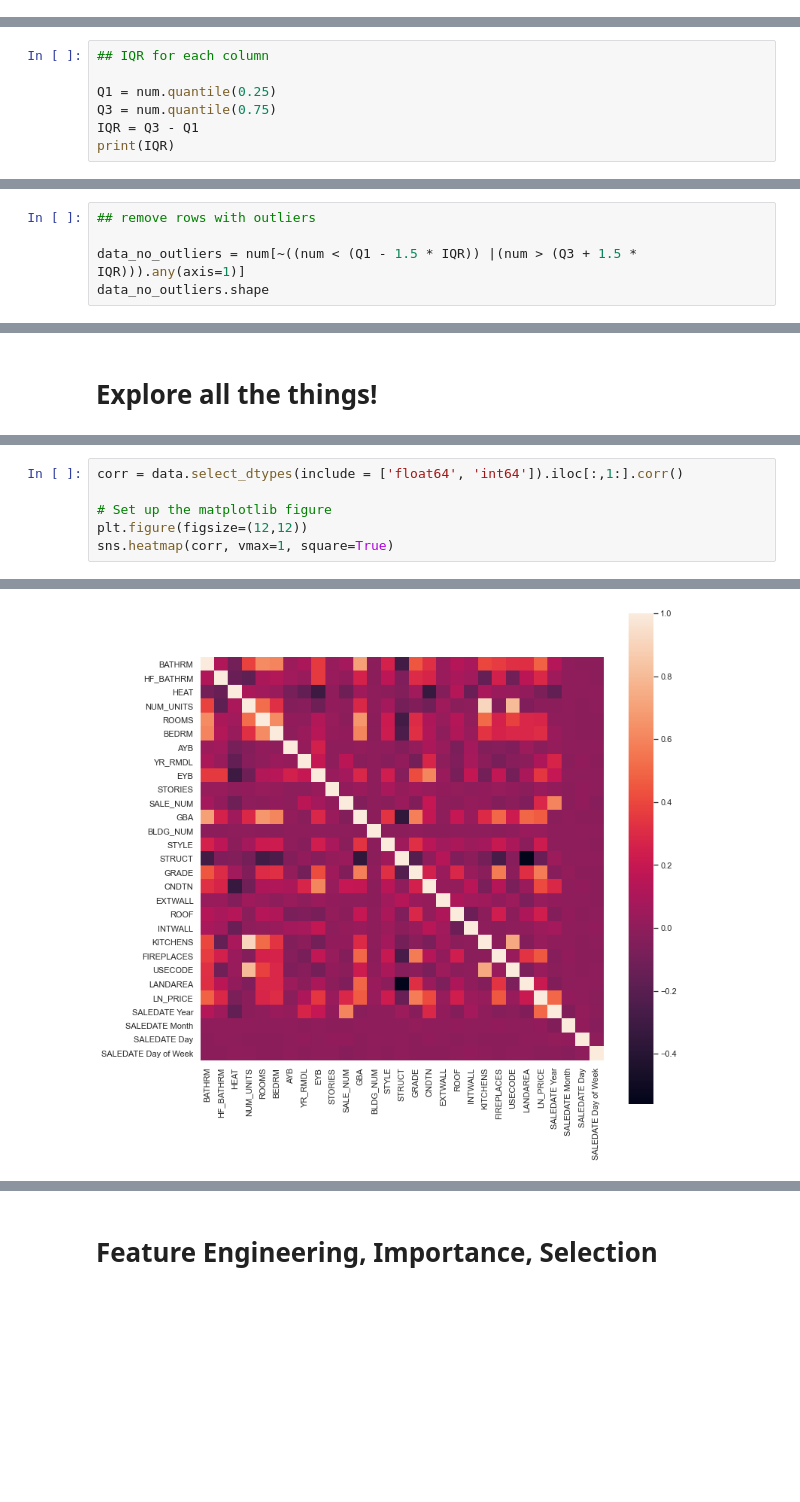
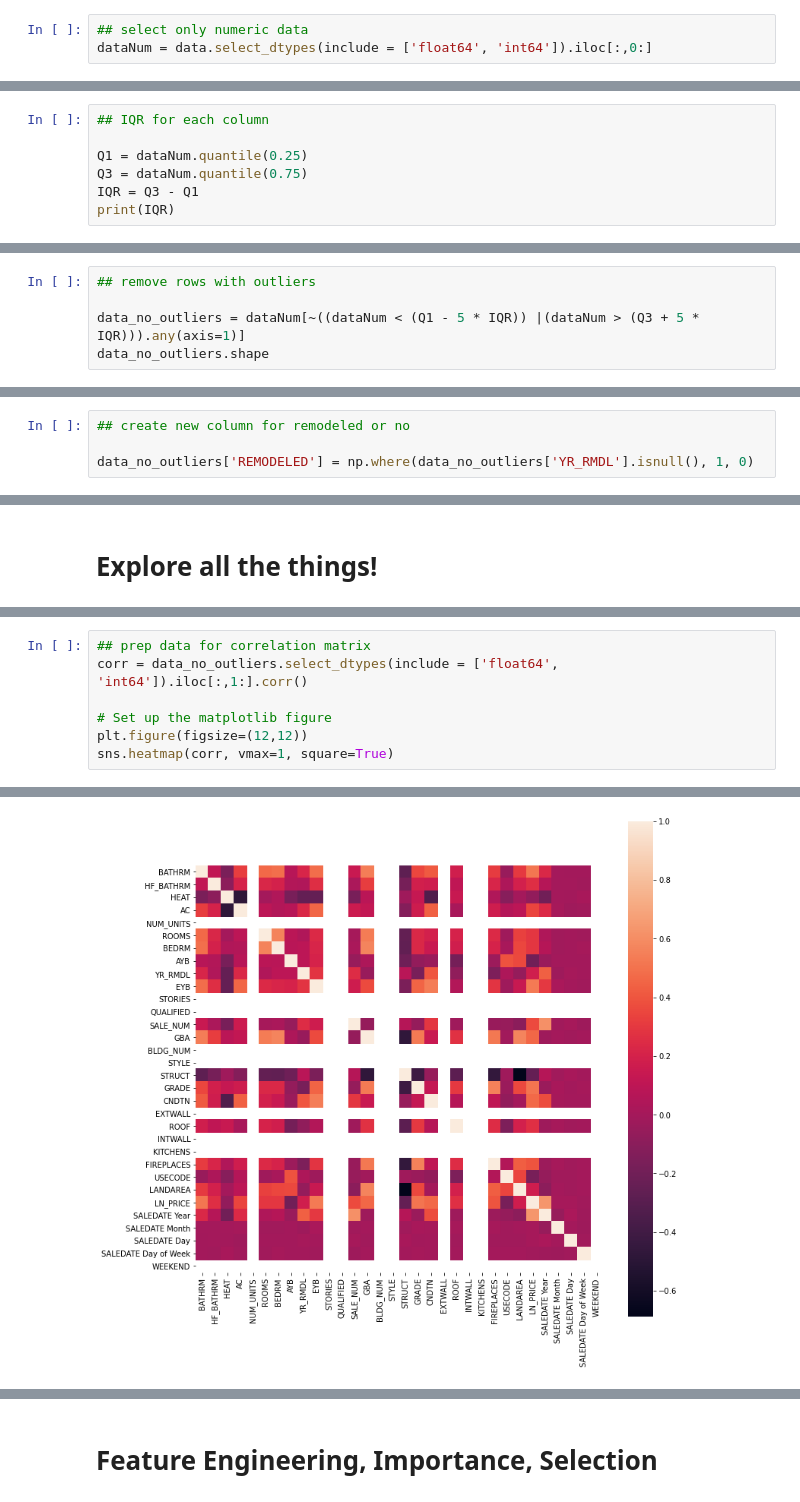
Before and after one commit to edunford/coding_discussions_ppol564_fall2020, a Jupyter notebook: 06_coding_discussion/Submissions/kinnaird_madeline_mk2080.ipynb, the cells around one changed output, grey strips where cells are left out. Cells and saved outputs as stored; diff of their text form; blank space fills up the shorter version.

```diff
--- a/06_coding_discussion/Submissions/kinnaird_madeline_mk2080.ipynb
+++ b/06_coding_discussion/Submissions/kinnaird_madeline_mk2080.ipynb
@@ -145,2 +200,5 @@ determine how to encode here
+# %%
+## select only numeric data
+dataNum = data.select_dtypes(include = ['float64', 'int64']).iloc[:,0:]
 # %% [markdown]
 #### Handle Outliers
@@ -147,8 +207,8 @@ determine how to encode here
 # %%
 ## IQR for each column
 
-Q1 = num.quantile(0.25)
-Q3 = num.quantile(0.75)
+Q1 = dataNum.quantile(0.25)
+Q3 = dataNum.quantile(0.75)
 IQR = Q3 - Q1
 print(IQR)
 # %% [output]
@@ -194,5 +235,5 @@ TypeError: Cannot perform 'ror_' with a dtyped [bool] array and scalar of type [
 # %%
 ## remove rows with outliers
 
-data_no_outliers = num[~((num < (Q1 - 1.5 * IQR)) |(num > (Q3 + 1.5 * IQR))).any(axis=1)]
+data_no_outliers = dataNum[~((dataNum < (Q1 - 5 * IQR)) |(dataNum > (Q3 + 5 * IQR))).any(axis=1)]
 data_no_outliers.shape
@@ -200,0 +266,4 @@ data_no_outliers.shape
+# %%
+## create new column for remodeled or no
+
+data_no_outliers['REMODELED'] = np.where(data_no_outliers['YR_RMDL'].isnull(), 1, 0)
@@ -214,9 +300,10 @@ plt.axis([0,20,0,10500])
 # %%
-corr = data.select_dtypes(include = ['float64', 'int64']).iloc[:,1:].corr()
+## prep data for correlation matrix
+corr = data_no_outliers.select_dtypes(include = ['float64', 'int64']).iloc[:,1:].corr()
 
 # Set up the matplotlib figure
 plt.figure(figsize=(12,12))
 sns.heatmap(corr, vmax=1, square=True)
 # %% [output]
 <matplotlib.axes._subplots.AxesSubplot at 0x...>
-[figure, old version]
+[figure, new version]
```
Also changed, not shown: parts of 54 cells of this notebook.
